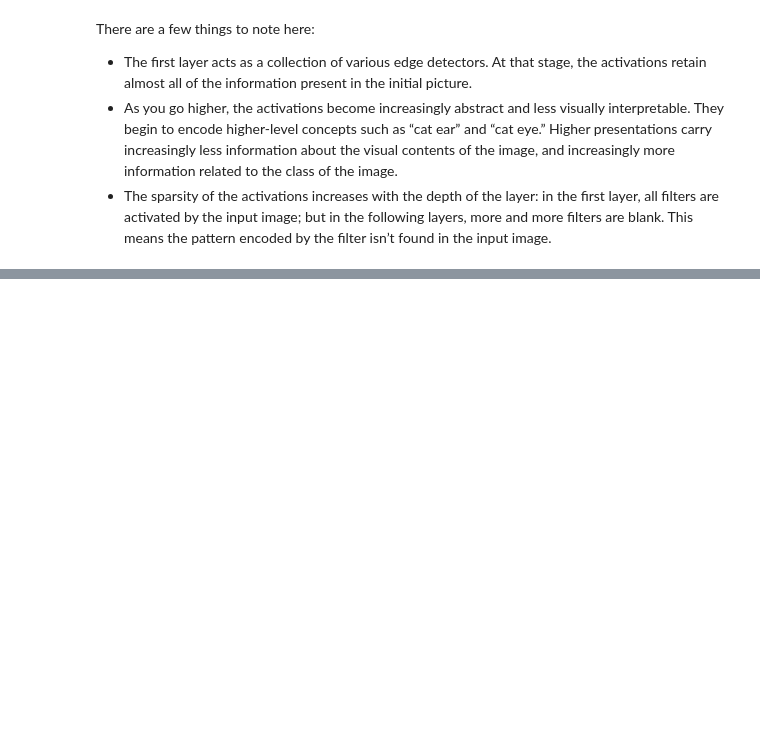
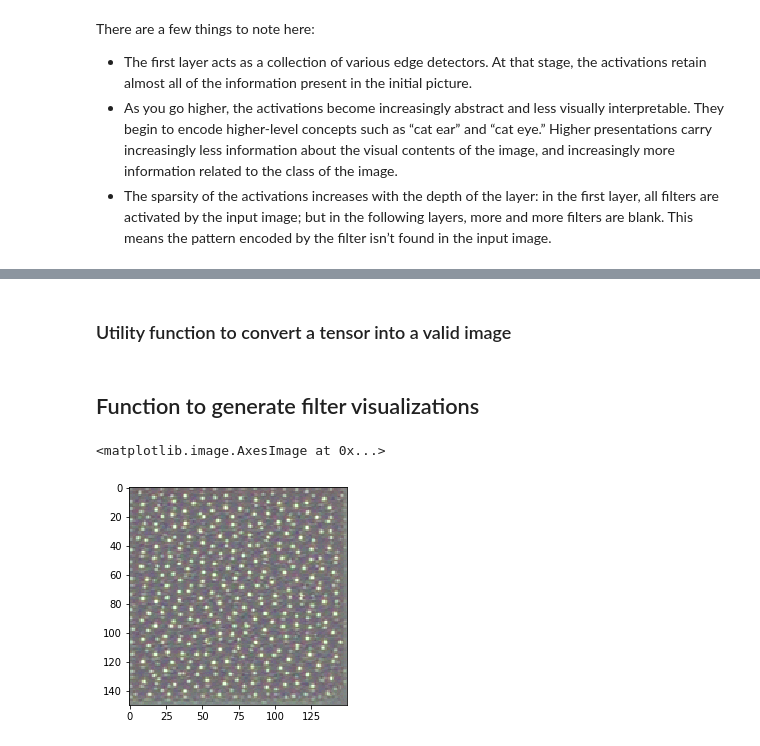
Before and after one commit to krinya/deep_learning_computer_vision, a Jupyter notebook: 04_visualizing_what_convnets_learn.ipynb, the cells around one changed output, grey strips where cells are left out. Saved outputs shown, nothing was run; the diff lists cells and outputs as text; code cells hidden in the pictures; blank space fills up the shorter version.

```diff
--- a/04_visualizing_what_convnets_learn.ipynb
+++ b/04_visualizing_what_convnets_learn.ipynb
@@ -148,0 +180,43 @@ There are a few things to note here:
+# %%
+input_img_data = np.random.random((1, 150, 150, 3)) * 20 + 128. #Starts from a gray image with some noise
+# %%
+step = 1. #Magnitude of each gradient update
+for i in range(40):
+    loss_value, grads_value = iterate([input_img_data]) #Computes the loss value and gradient value
+    input_img_data += grads_value * step # Adjusts the input image in the direction that maximizes the loss
+# %% [markdown]
+### Utility function to convert a tensor into a valid image
+# %%
+def deprocess_image(x):
+    # Normalizes the tensor:
+    # centers on 0, ensures that std is 0.1
+    x -= x.mean()
+    x /= (x.std() + 1e-5)
+    x *= 0.1
+    x += 0.5
+    x = np.clip(x, 0, 1) # Clips to [0, 1]
+    # Converts to an RGB array
+    x *= 255
+    x = np.clip(x, 0, 255).astype('uint8')
+    return x
+# %% [markdown]
+## Function to generate filter visualizations
+# %%
+def generate_pattern(layer_name, filter_index, size=150):
+    layer_output = model.get_layer(layer_name).output
+    loss = K.mean(layer_output[:, :, :, filter_index])
+    grads = K.gradients(loss, model.input)[0]
+    grads /= (K.sqrt(K.mean(K.square(grads))) + 1e-5)
+    iterate = K.function([model.input], [loss, grads])
+    input_img_data = np.random.random((1, size, size, 3)) * 20 + 128.
+    step = 1.
+    for i in range(40):
+        loss_value, grads_value = iterate([input_img_data])
+        input_img_data += grads_value * step
+    img = input_img_data[0]
+    return deprocess_image(img)
+# %%
+plt.imshow(generate_pattern('block3_conv1', 0))
+# %% [output]
+<matplotlib.image.AxesImage at 0x...>
+[figure, added]
```
Also changed, not shown: parts of 35 cells of this notebook, 3 other files.
